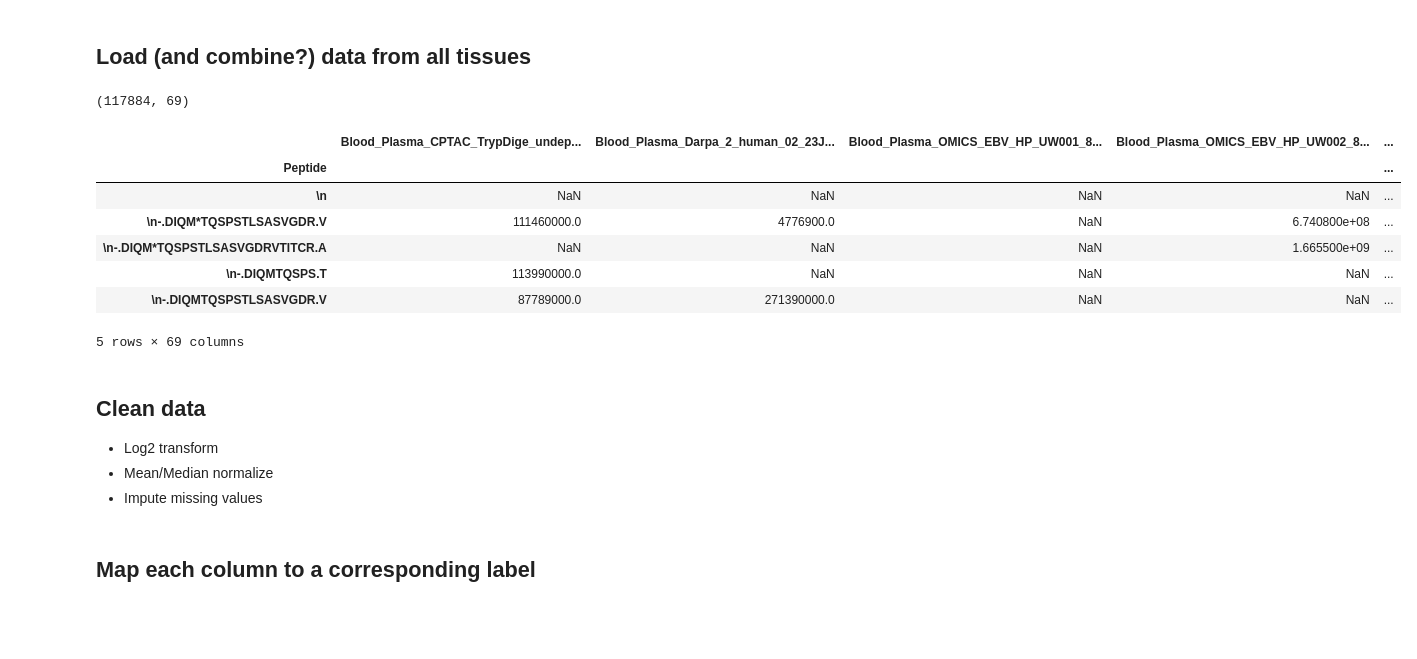
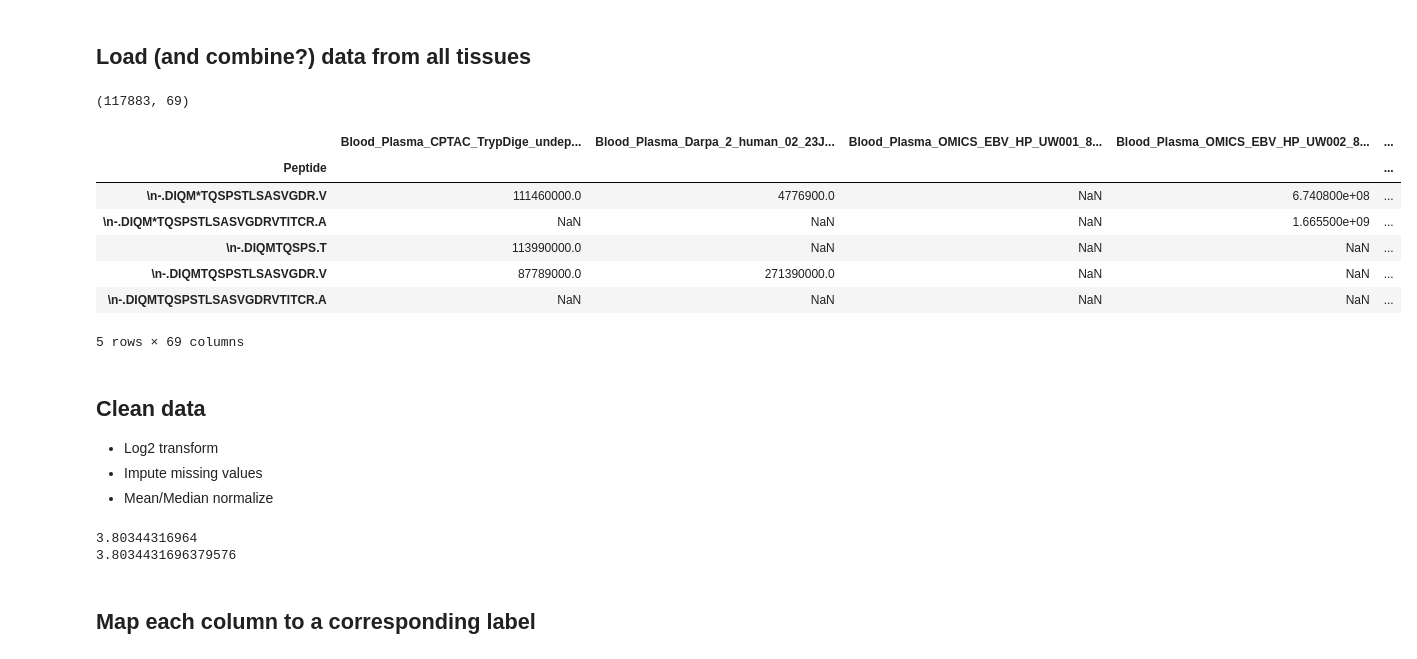
Before and after one commit to PNNL-Comp-Mass-Spec/Tissue_Classification, a Jupyter notebook: Classifiers/Human_Tissues.ipynb, the cells around one changed output. Saved outputs shown, nothing was run; the diff lists cells and outputs as text; code cells hidden in the pictures; blank space fills up the shorter version.

```diff
--- a/Classifiers/Human_Tissues.ipynb
+++ b/Classifiers/Human_Tissues.ipynb
@@ -24,24 +24,28 @@ files_dir = 'F:\Data_for_classifier\\'
 file_paths = listdir(files_dir)
 
 df = cu.combine_csvs(files_dir, file_paths)
-# %%
-print(df.shape)
-df.head()
-# %% [output]
-(117884, 69)
-|  | Blood_Plasma_CPTAC_TrypDige_undep... | Blood_Plasma_Darpa_2_human_02_23J... | Blood_Plasma_OMICS_EBV_HP_UW001_8... | Blood_Plasma_OMICS_EBV_HP_UW002_8... | ... |
-| Peptide |  |  |  |  | ... |
-| \n | NaN | NaN | NaN | NaN | ... |
-| \n-.DIQM*TQSPSTLSASVGDR.V | 111460000.0 | 4776900.0 | NaN | 6.740800e+08 | ... |
-| \n-.DIQM*TQSPSTLSASVGDRVTITCR.A | NaN | NaN | NaN | 1.665500e+09 | ... |
-| \n-.DIQMTQSPS.T | 113990000.0 | NaN | NaN | NaN | ... |
-| \n-.DIQMTQSPSTLSASVGDR.V | 87789000.0 | 271390000.0 | NaN | NaN | ... |
-5 rows × 69 columns
+# %%
+df.dropna(axis='index', how='all', inplace=True) # drop any rows where all values are missing
+
+original_df = df.copy()
+
+print(df.shape)
+df.head()
+# %% [output]
+(117883, 69)
+|  | Blood_Plasma_CPTAC_TrypDige_undep... | Blood_Plasma_Darpa_2_human_02_23J... | Blood_Plasma_OMICS_EBV_HP_UW001_8... | Blood_Plasma_OMICS_EBV_HP_UW002_8... | ... |
+| Peptide |  |  |  |  | ... |
+| \n-.DIQM*TQSPSTLSASVGDR.V | 111460000.0 | 4776900.0 | NaN | 6.740800e+08 | ... |
+| \n-.DIQM*TQSPSTLSASVGDRVTITCR.A | NaN | NaN | NaN | 1.665500e+09 | ... |
+| \n-.DIQMTQSPS.T | 113990000.0 | NaN | NaN | NaN | ... |
+| \n-.DIQMTQSPSTLSASVGDR.V | 87789000.0 | 271390000.0 | NaN | NaN | ... |
+| \n-.DIQMTQSPSTLSASVGDRVTITCR.A | NaN | NaN | NaN | NaN | ... |
+5 rows × 69 columns
 # %% [markdown]
 ## Clean data
 * Log2 transform
+* Impute missing values
 * Mean/Median normalize
-* Impute missing values
 # %%
 mq.log2_normalize(df)
 
@@ -56,4 +58,10 @@ df = df.fillna(impute_val)
 mq.median_normalize(df)
+# %%
+print(impute_val)
+print(med)
+# %% [output]
+3.80344316964
+3.8034431696379576
 # %% [markdown]
 ## Map each column to a corresponding label
 # %%
```
Also changed, not shown: parts of 5 cells of this notebook, 1 other file.
